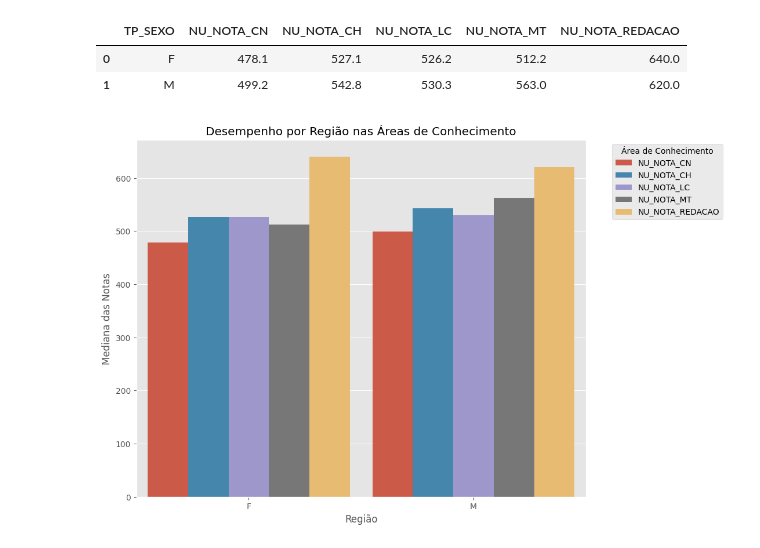
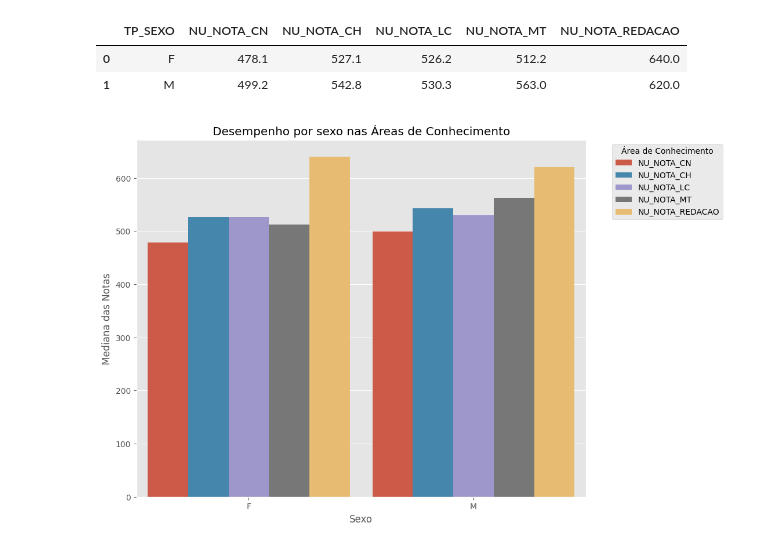
Before and after one commit to MatheusMorandi/Analise_Microdados_Enem_2022, a Jupyter notebook: Analise_Microdados_Enem_2022.ipynb, the cells around one changed output. Cells and saved outputs as stored; diff of their text form; code cells hidden in the pictures.

Commit message:
Corrigindo o Ultimo Grafico

```diff
--- a/Analise_Microdados_Enem_2022.ipynb
+++ b/Analise_Microdados_Enem_2022.ipynb
@@ -27,7 +27,7 @@ plt.style.use('ggplot')
 # %% [markdown]
 # 2 - ***Carregando Dataset***
 # %%
-enem = pd.read_csv(r'MICRODADOS_ENEM_2022.csv', sep=';', encoding='ISO-8859-1')
+enem = pd.read_csv('MICRODADOS_ENEM_2022.csv', sep=';', encoding='ISO-8859-1')
 # %%
 print(enem.info())
 print(enem.count())
@@ -167,7 +167,7 @@ colunas_publica_privada = ['TP_ESCOLA','NU_NOTA_CN', 'NU_NOTA_CH', 'NU_NOTA_LC',
 
 colunas_regiao = ['NU_NOTA_CN', 'NU_NOTA_CH', 'NU_NOTA_LC', 'NU_NOTA_MT', 'NU_NOTA_REDACAO', 'SG_UF_ESC']
 
-colunas_genero = ['NU_NOTA_CN', 'NU_NOTA_CH', 'NU_NOTA_LC', 'NU_NOTA_MT', 'NU_NOTA_REDACAO', 'TP_SEXO']
+colunas_sexo = ['NU_NOTA_CN', 'NU_NOTA_CH', 'NU_NOTA_LC', 'NU_NOTA_MT', 'NU_NOTA_REDACAO', 'TP_SEXO']
 
 estado_para_regiao = {
     'SP': 'Sudeste',
@@ -203,7 +203,7 @@ enem_publica_privada = enem.filter(items= colunas_publica_privada).dropna()
 
 enem_estado = enem.filter(items= colunas_regiao).dropna()
 
-enem_genero = enem.filter(items= colunas_genero).dropna()
+enem_sexo = enem.filter(items= colunas_sexo).dropna()
 # %% [markdown]
 ### Observando o gráfico e a tabela abaixo, fica evidente que há uma disparidade significativa nos resultados entre alunos de escolas públicas e privadas. Em algumas áreas de conhecimento, essa diferença chega a ultrapassar os 100 pontos!
 
@@ -293,15 +293,15 @@ enem_genero.groupby('TP_SEXO').median().reset_index()
 | 0 | F | 478.1 | 527.1 | 526.2 | 512.2 | 640.0 |
 | 1 | M | 499.2 | 542.8 | 530.3 | 563.0 | 620.0 |
 # %%
-enem_genero_grafico = enem_genero.groupby('TP_SEXO').median().reset_index()
+enem_sexo_grafico = enem_sexo.groupby('TP_SEXO').median().reset_index()
 
-enem_genero_grafico_formatado = pd.melt(enem_genero_grafico, id_vars=['TP_SEXO'], var_name='Área de Conhecimento', value_name='Mediana das Notas')
+enem_sexo_grafico_formatado = pd.melt(enem_sexo_grafico, id_vars=['TP_SEXO'], var_name='Área de Conhecimento', value_name='Mediana das Notas')
 
 _ = plt.figure(figsize=(10, 8))
-_ = sns.barplot(x='TP_SEXO', y='Mediana das Notas', hue='Área de Conhecimento', data=enem_genero_grafico_formatado, dodge=True, width=0.9)
-_ = plt.xlabel('Região')
+_ = sns.barplot(x='TP_SEXO', y='Mediana das Notas', hue='Área de Conhecimento', data=enem_sexo_grafico_formatado, dodge=True, width=0.9)
+_ = plt.xlabel('Sexo')
 _ = plt.ylabel('Mediana das Notas')
-_ = plt.title('Desempenho por Região nas Áreas de Conhecimento')
+_ = plt.title('Desempenho por sexo nas Áreas de Conhecimento')
 _ = plt.legend(title='Área de Conhecimento', bbox_to_anchor=(1.05, 1))
 # %% [output]
-[figure, old version]
+[figure, new version]
```
Also changed, not shown: parts of 1 cell of this notebook.
